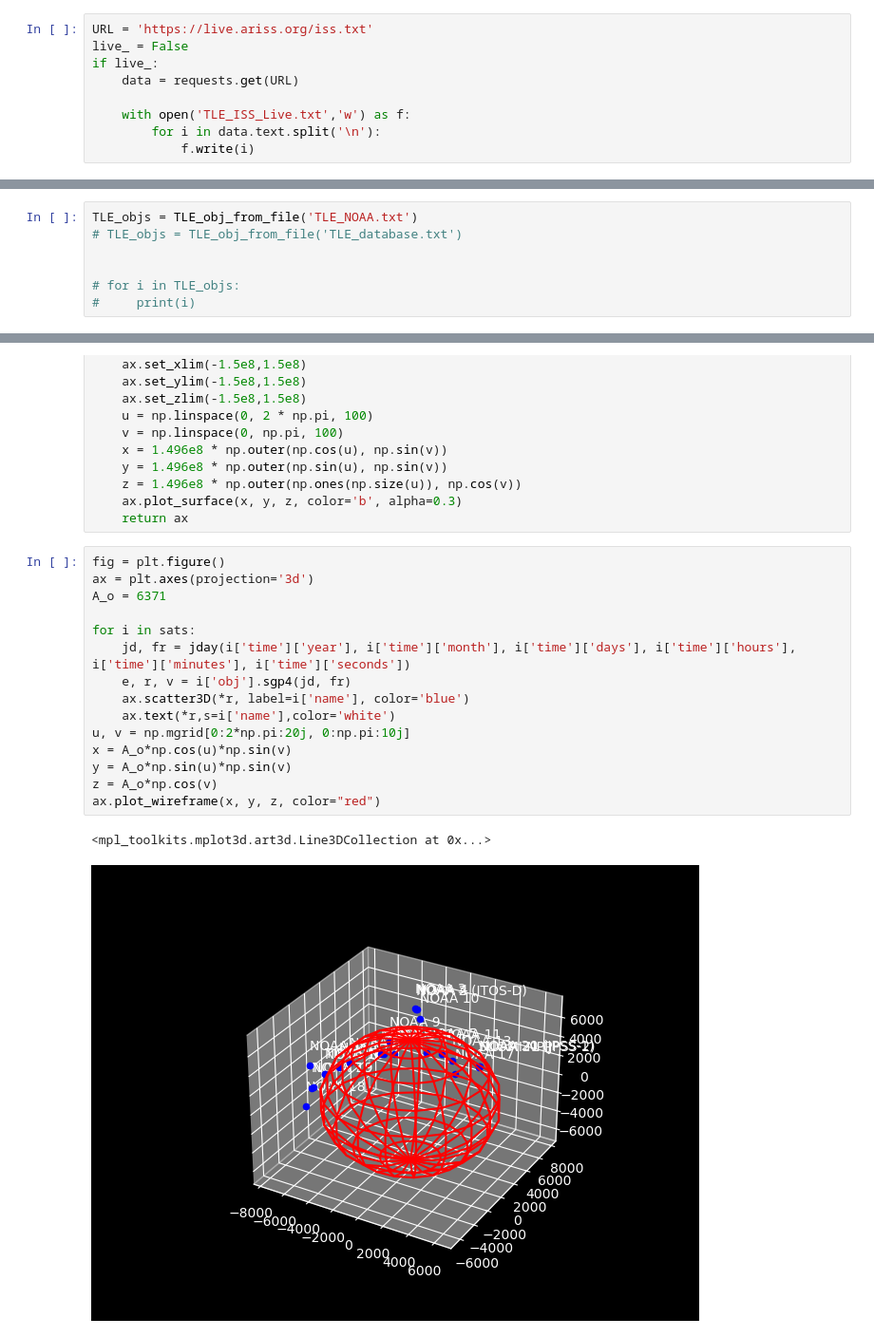
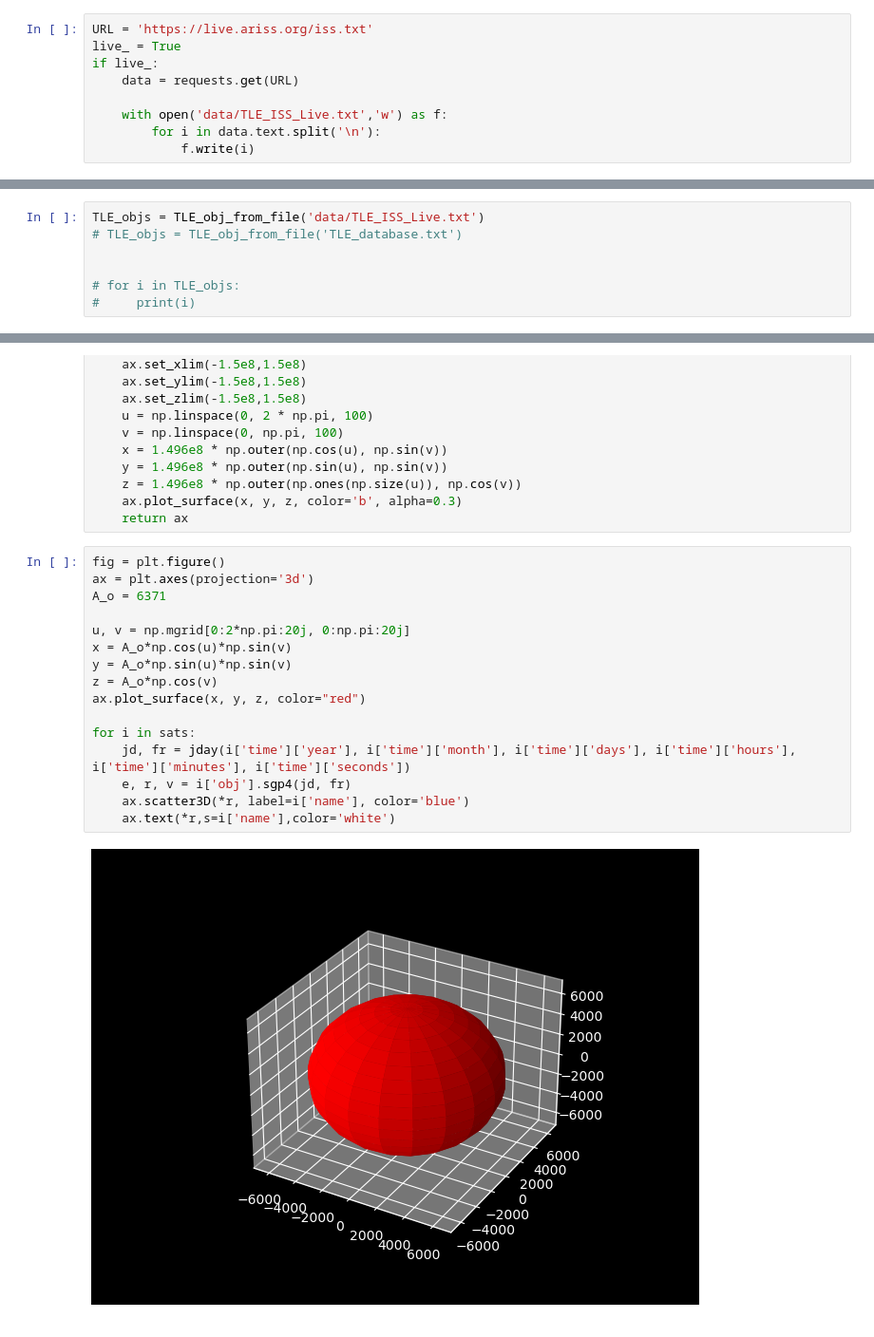
Before and after one commit to Yedi278/Sat-Tracker, a Jupyter notebook: python/tracker.ipynb, the cells around one changed output, grey strips where cells are left out. Shown at 95% size. Cells and saved outputs as stored; diff of their text form.

```diff
--- a/python/tracker.ipynb
+++ b/python/tracker.ipynb
@@ -29,17 +29,17 @@ except ImportError as e:
 # Live Data Retrieve from ISS
 # %%
 URL = 'https://live.ariss.org/iss.txt'
-live_ = False
+live_ = True
 if live_:
     data = requests.get(URL)
 
-    with open('TLE_ISS_Live.txt','w') as f:
+    with open('data/TLE_ISS_Live.txt','w') as f:
         for i in data.text.split('\n'):
             f.write(i)
 # %% [markdown]
 ## Data Writing
 # %%
-TLE_objs = TLE_obj_from_file('TLE_NOAA.txt')
+TLE_objs = TLE_obj_from_file('data/TLE_ISS_Live.txt')
 # TLE_objs = TLE_obj_from_file('TLE_database.txt')
 
 
@@ -77,18 +77,18 @@ def plot_earth():
 # %%
 fig = plt.figure()
 ax = plt.axes(projection='3d')
 A_o = 6371
+
+u, v = np.mgrid[0:2*np.pi:20j, 0:np.pi:20j]
+x = A_o*np.cos(u)*np.sin(v)
+y = A_o*np.sin(u)*np.sin(v)
+z = A_o*np.cos(v)
+ax.plot_surface(x, y, z, color="red")
 
 for i in sats:
     jd, fr = jday(i['time']['year'], i['time']['month'], i['time']['days'], i['time']['hours'], i['time']['minutes'], i['time']['seconds'])
     e, r, v = i['obj'].sgp4(jd, fr)
     ax.scatter3D(*r, label=i['name'], color='blue')
     ax.text(*r,s=i['name'],color='white')
-u, v = np.mgrid[0:2*np.pi:20j, 0:np.pi:10j]
-x = A_o*np.cos(u)*np.sin(v)
-y = A_o*np.sin(u)*np.sin(v)
-z = A_o*np.cos(v)
-ax.plot_wireframe(x, y, z, color="red")
 # %% [output]
-<mpl_toolkits.mplot3d.art3d.Line3DCollection at 0x...>
-[figure, old version]
+[figure, new version]
```
Also changed, not shown: 10 other files.
